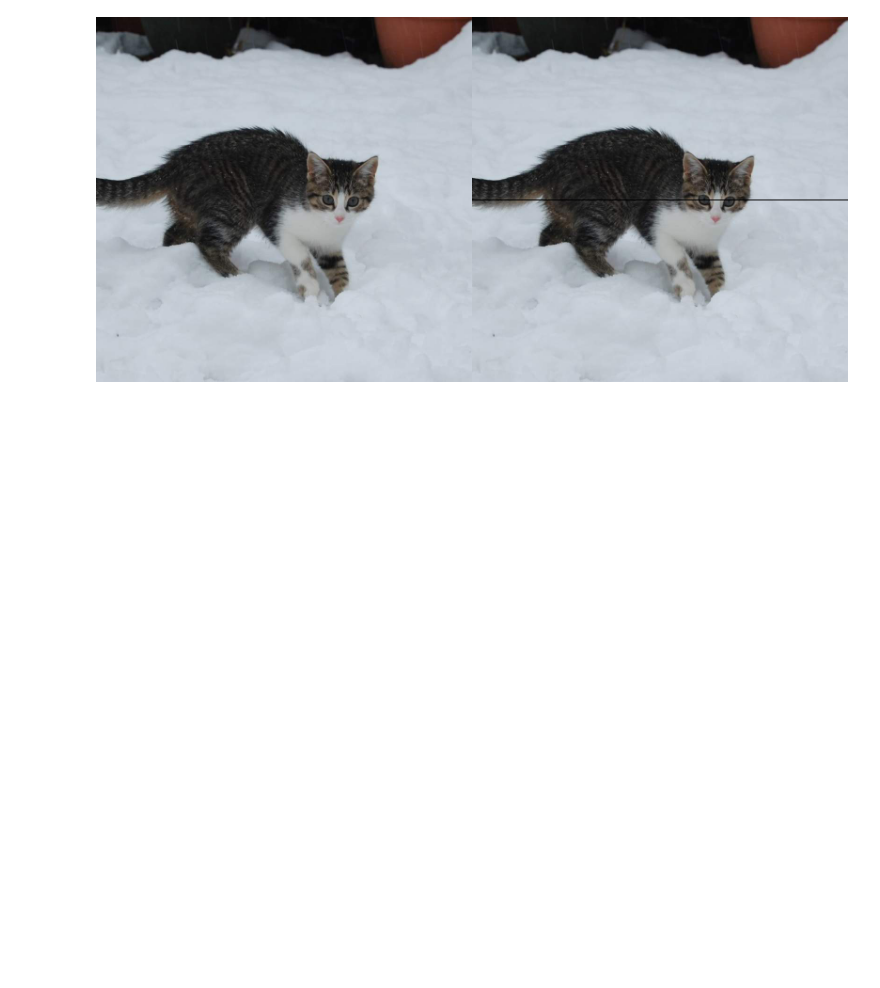
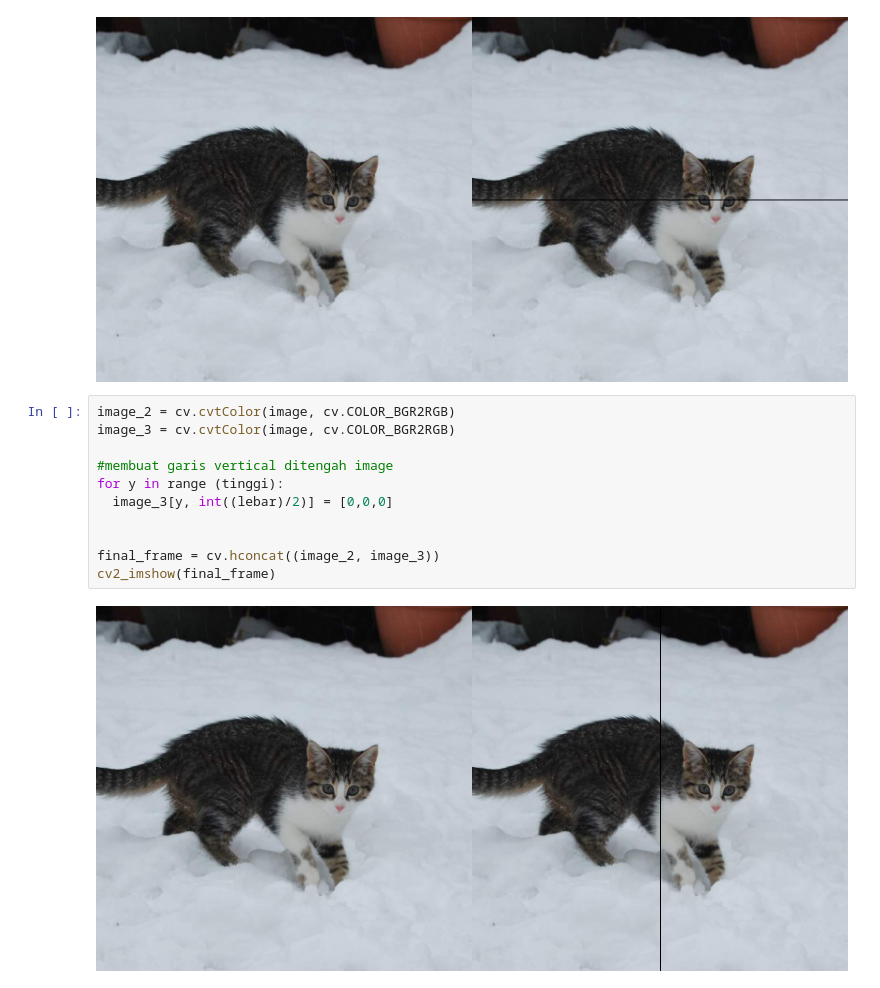
Before and after one commit to khoirulwhyd/PCVK_Genap_2022, a Jupyter notebook: Week1.ipynb, the cells around one changed output. Drawn from its saved outputs; the diff is of its cells as text; blank space fills up the shorter version.

```diff
--- a/Week1.ipynb
+++ b/Week1.ipynb
@@ -48,3 +48,16 @@ final_frame = cv.hconcat((image_2, image_3))
 cv2_imshow(final_frame)
 # %% [output]
 [figure]
+# %%
+image_2 = cv.cvtColor(image, cv.COLOR_BGR2RGB)
+image_3 = cv.cvtColor(image, cv.COLOR_BGR2RGB)
+
+#membuat garis vertical ditengah image
+for y in range (tinggi):
+  image_3[y, int((lebar)/2)] = [0,0,0]
+
+
+final_frame = cv.hconcat((image_2, image_3))
+cv2_imshow(final_frame)
+# %% [output]
+[figure, added]
```
